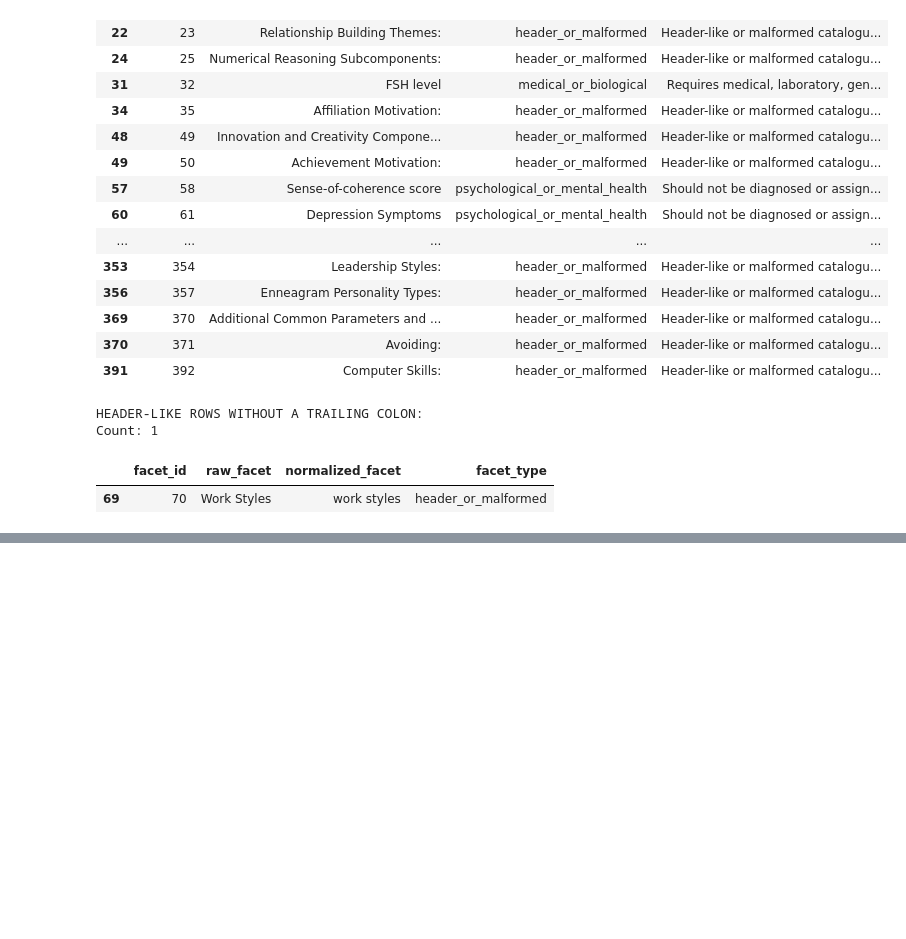
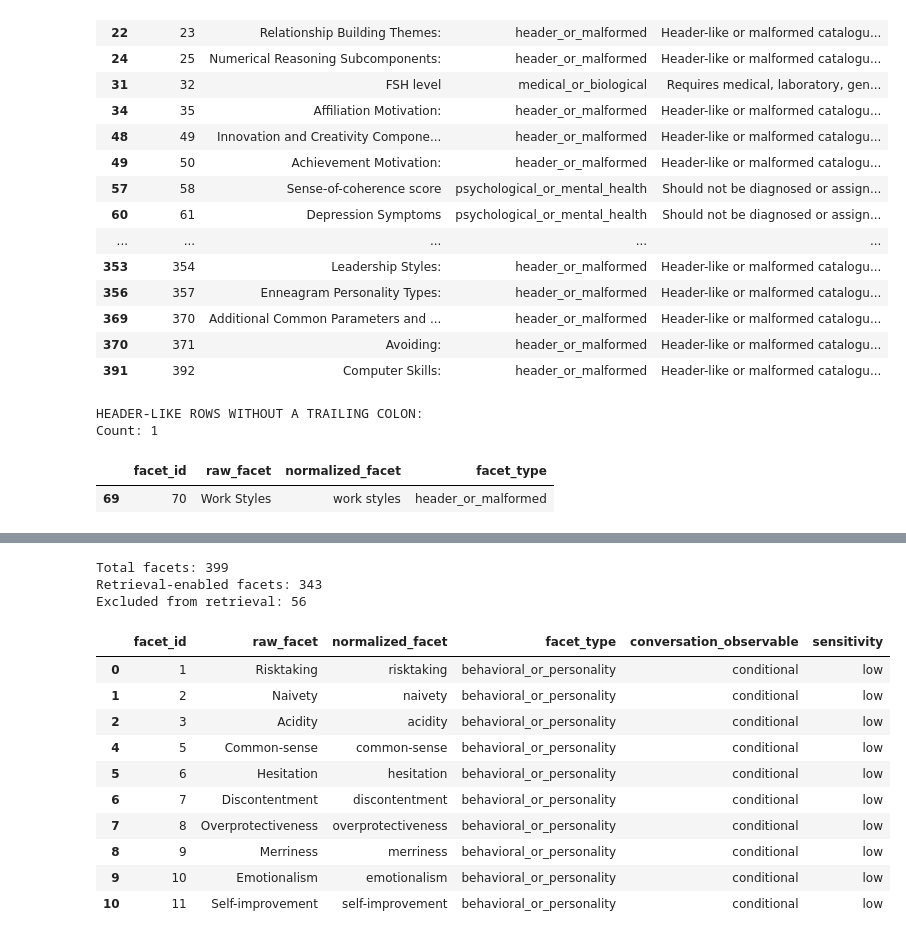
Before and after one commit to HemSunder17/Facet-based-LLM, a Jupyter notebook: notebook/assignment_pipeline.ipynb, the cells around one changed output, grey strips where cells are left out. Cells and saved outputs as stored; diff of their text form; code cells hidden in the pictures; blank space fills up the shorter version.

Commit message:
Phase 2: implement TF-IDF facet retrieval baseline

```diff
--- a/notebook/assignment_pipeline.ipynb
+++ b/notebook/assignment_pipeline.ipynb
@@ -993,0 +1004,9 @@ Count: 1
+# %%
+# Load the enriched facet catalogue
+enriched_df = pd.read_csv("/content/enriched_facets.csv")
+
+print("Total facets:", len(enriched_df))
+print("Columns:")
+print(enriched_df.columns.tolist())
+
+display(enriched_df.head())
@@ -993,0 +1023,37 @@ Count: 1
+# %%
+# Keep only facets approved for retrieval
+retrieval_df = enriched_df[
+    enriched_df["retrieval_enabled"] == True
+].copy()
+
+print("Total facets:", len(enriched_df))
+print("Retrieval-enabled facets:", len(retrieval_df))
+print("Excluded from retrieval:", len(enriched_df) - len(retrieval_df))
+
+display(
+    retrieval_df[
+        [
+            "facet_id",
+            "raw_facet",
+            "normalized_facet",
+            "facet_type",
+            "conversation_observable",
+            "sensitivity"
+        ]
+    ].head(10)
+)
+# %% [output]
+Total facets: 399
+Retrieval-enabled facets: 343
+Excluded from retrieval: 56
+|  | facet_id | raw_facet | normalized_facet | facet_type | conversation_observable | sensitivity |
+| 0 | 1 | Risktaking | risktaking | behavioral_or_personality | conditional | low |
+| 1 | 2 | Naivety | naivety | behavioral_or_personality | conditional | low |
+| 2 | 3 | Acidity | acidity | behavioral_or_personality | conditional | low |
+| 4 | 5 | Common-sense | common-sense | behavioral_or_personality | conditional | low |
+| 5 | 6 | Hesitation | hesitation | behavioral_or_personality | conditional | low |
+| 6 | 7 | Discontentment | discontentment | behavioral_or_personality | conditional | low |
+| 7 | 8 | Overprotectiveness | overprotectiveness | behavioral_or_personality | conditional | low |
+| 8 | 9 | Merriness | merriness | behavioral_or_personality | conditional | low |
+| 9 | 10 | Emotionalism | emotionalism | behavioral_or_personality | conditional | low |
+| 10 | 11 | Self-improvement | self-improvement | behavioral_or_personality | conditional | low |
```
Also changed, not shown: parts of 13 cells of this notebook.
